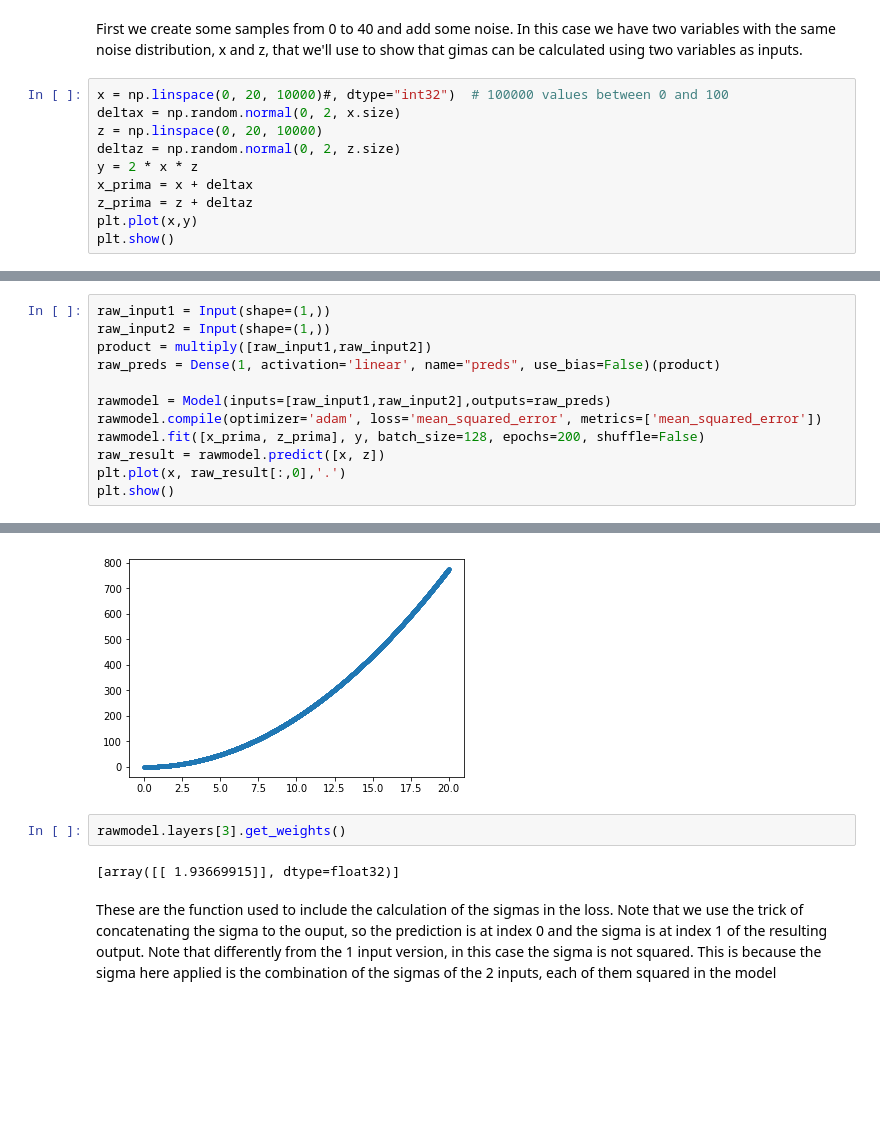
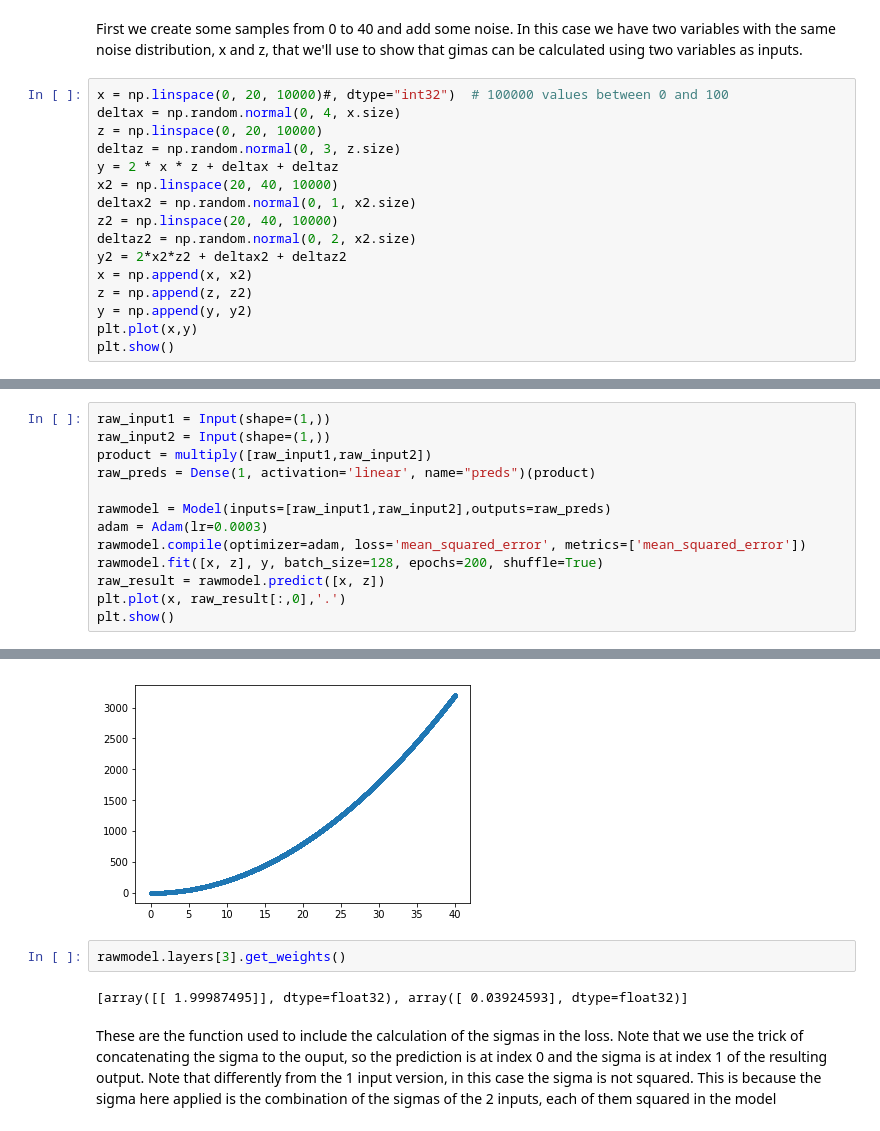
Before and after one commit to menajosep/uncertainty_basic_examples, a Jupyter notebook: Uncertainty Basic Example 2 inputs.ipynb, the cells around one changed output, grey strips where cells are left out. Cells and saved outputs as stored; diff of their text form; blank space fills up the shorter version.

```diff
--- a/Uncertainty Basic Example 2 inputs.ipynb
+++ b/Uncertainty Basic Example 2 inputs.ipynb
@@ -19,12 +19,18 @@ Using TensorFlow backend.
 First we create some samples from 0 to 40 and add some noise. In this case we have two variables with the same noise distribution, x and z, that we'll use to show that gimas can be calculated using two variables as inputs.
 # %%
 x = np.linspace(0, 20, 10000)#, dtype="int32")  # 100000 values between 0 and 100
-deltax = np.random.normal(0, 2, x.size)
+deltax = np.random.normal(0, 4, x.size)
 z = np.linspace(0, 20, 10000)
-deltaz = np.random.normal(0, 2, z.size)
-y = 2 * x * z
-x_prima = x + deltax
-z_prima = z + deltaz
+deltaz = np.random.normal(0, 3, z.size)
+y = 2 * x * z + deltax + deltaz
+x2 = np.linspace(20, 40, 10000)
+deltax2 = np.random.normal(0, 1, x2.size)
+z2 = np.linspace(20, 40, 10000)
+deltaz2 = np.random.normal(0, 2, x2.size)
+y2 = 2*x2*z2 + deltax2 + deltaz2
+x = np.append(x, x2)
+z = np.append(z, z2)
+y = np.append(y, y2)
 plt.plot(x,y)
 plt.show()
 # %% [output]
@@ -33,11 +39,12 @@ plt.show()
 raw_input1 = Input(shape=(1,))
 raw_input2 = Input(shape=(1,))
 product = multiply([raw_input1,raw_input2])
-raw_preds = Dense(1, activation='linear', name="preds", use_bias=False)(product)
+raw_preds = Dense(1, activation='linear', name="preds")(product)
 
 rawmodel = Model(inputs=[raw_input1,raw_input2],outputs=raw_preds)
-rawmodel.compile(optimizer='adam', loss='mean_squared_error', metrics=['mean_squared_error'])
-rawmodel.fit([x_prima, z_prima], y, batch_size=128, epochs=200, shuffle=False)
+adam = Adam(lr=0.0003)
+rawmodel.compile(optimizer=adam, loss='mean_squared_error', metrics=['mean_squared_error'])
+rawmodel.fit([x, z], y, batch_size=128, epochs=200, shuffle=True)
 raw_result = rawmodel.predict([x, z])
 plt.plot(x, raw_result[:,0],'.')
 plt.show()
@@ -62,8 +69,8 @@ Epoch 200/200
-[figure, old version]
+[figure, new version]
 # %%
 rawmodel.layers[3].get_weights()
 # %% [output]
-[array([[ 1.93669915]], dtype=float32)]
+[array([[ 1.99987495]], dtype=float32), array([ 0.03924593], dtype=float32)]
 # %% [markdown]
 These are the function used to include the calculation of the sigmas in the loss.
 Note that we use the trick of concatenating the sigma to the ouput, so the prediction is at index 0 and the sigma is at index 1 of the resulting output. Note that differently from the 1 input version, in this case the sigma is not squared. This is because the sigma here applied is the combination of the sigmas of the 2 inputs, each of them squared in the model
```
Also changed, not shown: parts of 11 cells of this notebook.
